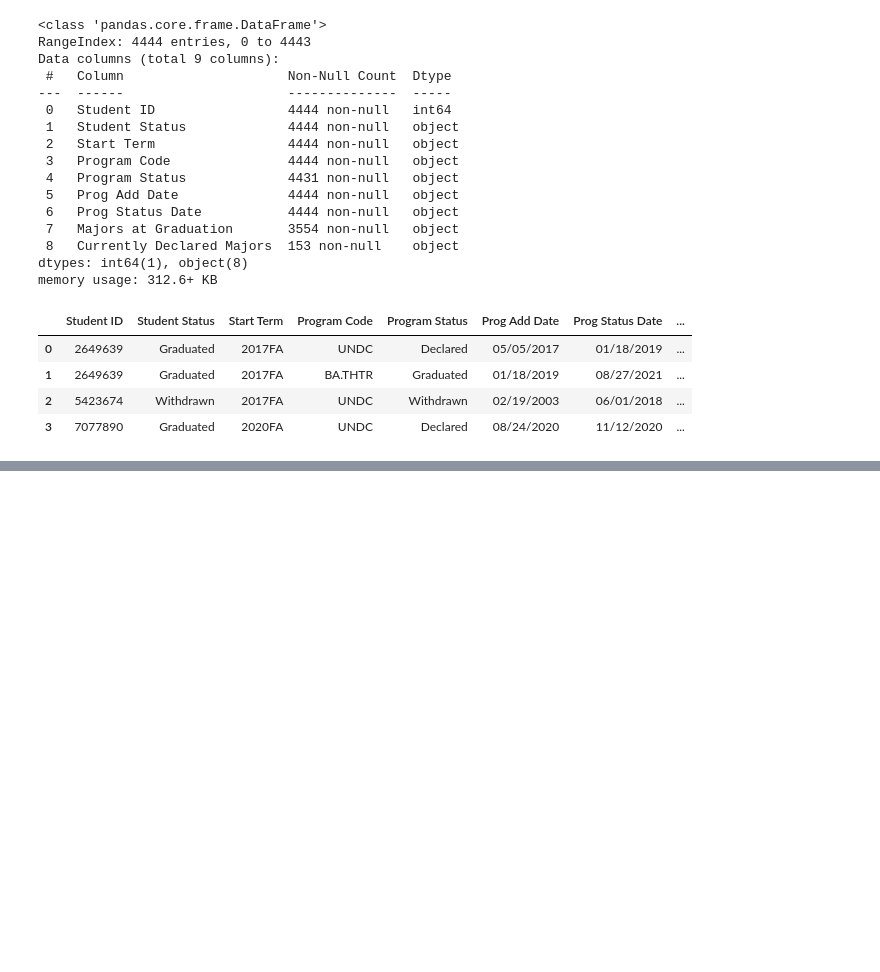
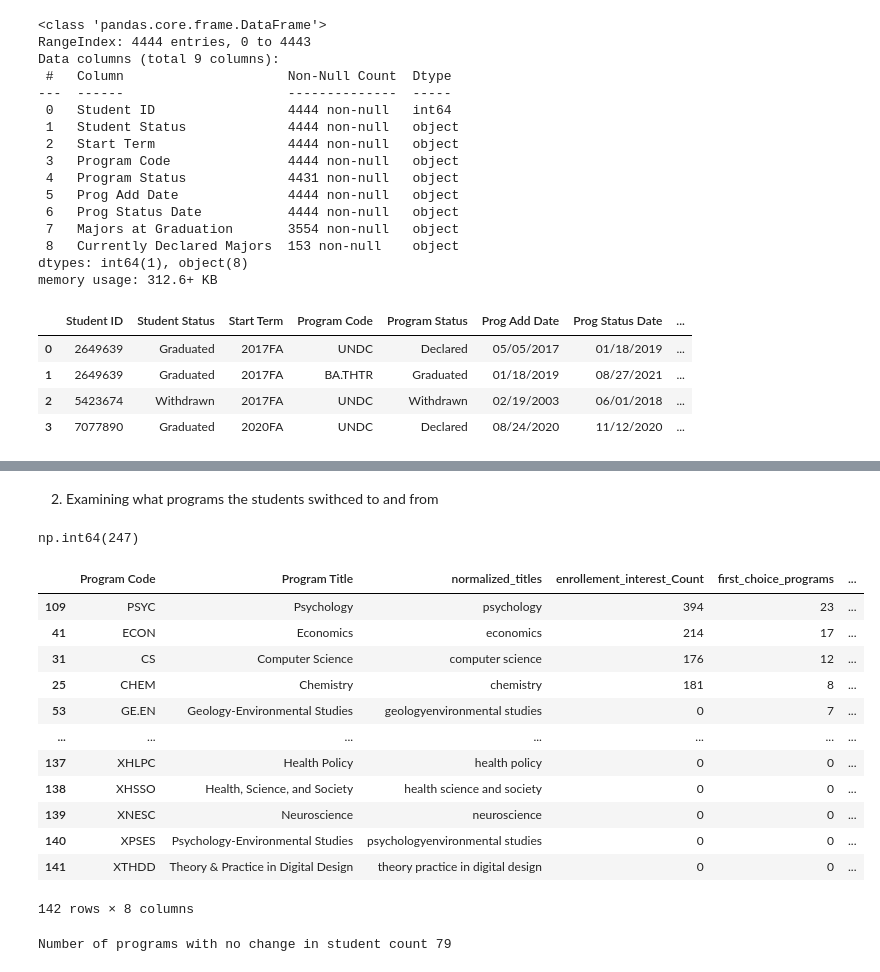
Before and after one commit to Wangari-Kariuki/Program-interest-vs-graduation-rate, a Jupyter notebook: final_project_report.ipynb, the cells around one changed output, grey strips where cells are left out. Saved outputs shown, nothing was run; the diff lists cells and outputs as text; code cells hidden in the pictures; blank space fills up the shorter version.

```diff
--- a/final_project_report.ipynb
+++ b/final_project_report.ipynb
@@ -400,0 +491,11 @@ declared = int_dec['Program Code']
+# %%
+#to do tis we will extract IDs of students whos rogram status reads changed mind
+changed_mind = current_grad_info[current_grad_info['Program Status'] == "Changed Mind"]
+# Identify unique student IDs who ever had a 'Changed Mind' status
+students_who_ever_changed_mind_ids = changed_mind['Student ID'].unique()
+# Filter current_grad_info to get all records for these students
+all_records_for_changed_students = current_grad_info[current_grad_info['Student ID'].isin(students_who_ever_changed_mind_ids)]
+#group the records/program codes by student ID and strip the suffies BA AND convert to list
+program_codes_history_per_changed_student = all_records_for_changed_students.groupby('Student ID')['Program Code'].apply(lambda x : x.str.strip('BA.').tolist())
+#convert to data frame
+pd.DataFrame(program_codes_history_per_changed_student)
@@ -400,0 +530,7 @@ declared = int_dec['Program Code']
+# %%
+def count_switched_in_grad_majors(current_program_code):
+  # This 'current_program_code' is a single value from program_codes['Program Code']
+  # We want to count how many times this specific program_code appears in first_decisions['Program Code']
+  return (changed_mind['Program Code'] == current_program_code).sum()
+
+program_codes['first_choice_programs'] = program_codes['Program Code'].apply(count_switched_in_grad_majors)
@@ -400,0 +551,60 @@ declared = int_dec['Program Code']
+# %% [markdown]
+2. Examining what programs the students swithced to and from
+# %%
+changed_mind['Majors at Graduation'].count()
+# %% [output]
+np.int64(247)
+# %%
+import numpy as np
+
+# Normalize 'Program Code' and 'Majors at Graduation' in changed_mind for consistent comparison
+changed_mind_normalized = changed_mind.copy()
+changed_mind_normalized['Program Code'] = changed_mind_normalized['Program Code'].str.strip('BA.')
+changed_mind_normalized['Majors at Graduation'] = changed_mind_normalized['Majors at Graduation'].str.strip('BA.')
+
+def count_students_in_grad_programs(current_program_code):
+  # This 'current_program_code' is a single value from program_codes['Program Code']
+  # We want to count how many times this specific program_code appears in first_decisions['Program Code']
+  return (changed_mind_normalized['Majors at Graduation'] == current_program_code).sum()
+
+
+def count_students_in_programs_at_first_choice(current_program):
+  return (changed_mind_normalized['Program Code'] == current_program).sum()
+
+program_codes['first_choice_programs'] = program_codes['Program Code'].apply(count_students_in_programs_at_first_choice)
+program_codes['grad_majors_count'] = program_codes['Program Code'].apply(count_students_in_grad_programs)
+program_codes['diff'] = program_codes['first_choice_programs'] - program_codes['grad_majors_count']
+
+# Calculate percentage_change, handling division by zero using np.where
+# If 'first_choice_programs' is 0, the percentage change is 0 (no initial students to change from)
+program_codes['percentage_change'] = np.where(
+    program_codes['first_choice_programs'] != 0,
+    (program_codes['diff'] / program_codes['first_choice_programs']) * 100, 0
+)
+
+# Further ensure NaN or inf values resulting from edge cases are set to 0
+program_codes['percentage_change'] = program_codes['percentage_change'].replace([np.inf, -np.inf], 0).fillna(0)
+
+program_codes_second_sort = program_codes.sort_values(by = 'first_choice_programs', ascending = False)
+program_codes_second_sort
+# %% [output]
+|  | Program Code | Program Title | normalized_titles | enrollement_interest_Count | first_choice_programs | ... |
+| 109 | PSYC | Psychology | psychology | 394 | 23 | ... |
+| 41 | ECON | Economics | economics | 214 | 17 | ... |
+| 31 | CS | Computer Science | computer science | 176 | 12 | ... |
+| 25 | CHEM | Chemistry | chemistry | 181 | 8 | ... |
+| 53 | GE.EN | Geology-Environmental Studies | geologyenvironmental studies | 0 | 7 | ... |
+| ... | ... | ... | ... | ... | ... | ... |
+| 137 | XHLPC | Health Policy | health policy | 0 | 0 | ... |
+| 138 | XHSSO | Health, Science, and Society | health science and society | 0 | 0 | ... |
+| 139 | XNESC | Neuroscience | neuroscience | 0 | 0 | ... |
+| 140 | XPSES | Psychology-Environmental Studies | psychologyenvironmental studies | 0 | 0 | ... |
+| 141 | XTHDD | Theory & Practice in Digital Design | theory practice in digital design | 0 | 0 | ... |
+142 rows × 8 columns
+# %%
+null_codes = np.where((program_codes_second_sort['grad_majors_count'] == 0) & (program_codes_second_sort['first_choice_programs'] == 0) )[0] # retunrs the array insidethe tuple generated by np.where()
+print(f"Number of programs with no change in student count {len(null_codes)}")
+
+b_and_a_student_count = program_codes_second_sort.drop(null_codes)
+# %% [output]
+Number of programs with no change in student count 79
```
Also changed, not shown: parts of 82 cells of this notebook.
